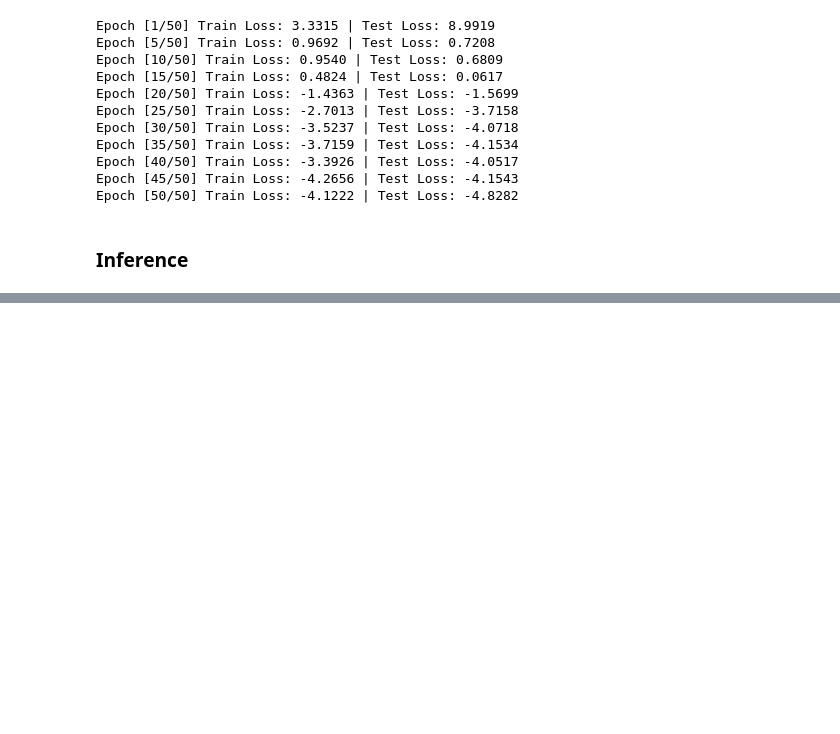
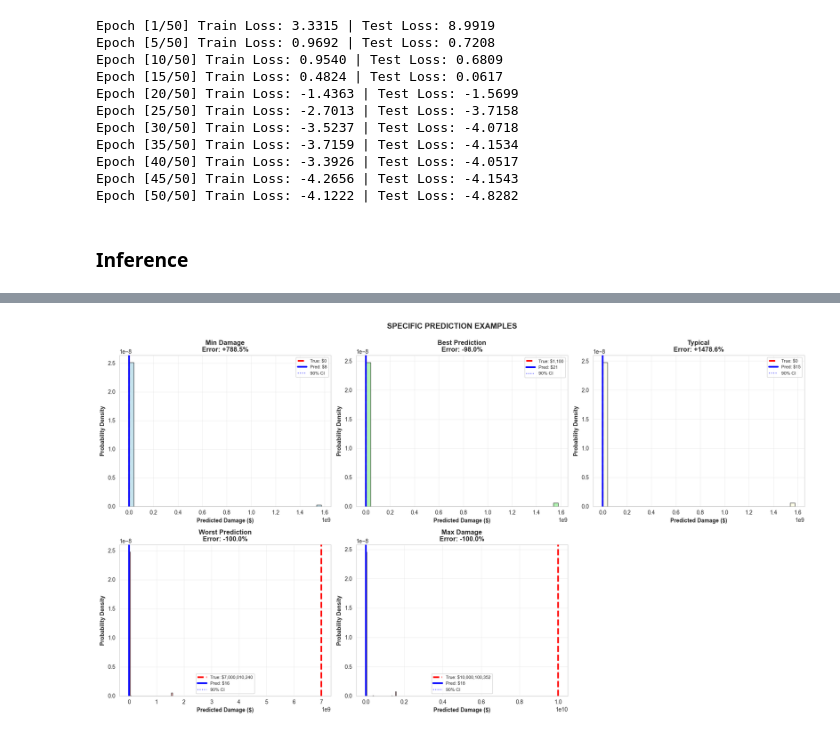
Before and after one commit to mattialodi0/progA3I, a Jupyter notebook: conditional_normalizing_flow.ipynb, the cells around one changed output, grey strips where cells are left out. Cells and saved outputs as stored; diff of their text form; code cells hidden in the pictures; blank space fills up the shorter version.

```diff
--- a/conditional_normalizing_flow.ipynb
+++ b/conditional_normalizing_flow.ipynb
@@ -883,0 +1211,95 @@ TypeError: can't convert cuda:0 device type tensor to numpy. Use Tensor.cpu() to
+# %%
+# === PLOT 4: Specific Prediction Examples ===
+print("\n      Generating specific examples...")
+
+# Select interesting examples
+idx_min = np.argmin(true_np)
+idx_median = np.argsort(true_np)[len(true_np)//2]
+idx_high = np.argmax(true_np)
+
+# Best prediction (minimum relative error for significant damages)
+rel_errors_abs = np.abs(relative_errors)
+significant_mask = true_np > 1000
+good_candidates = np.where(significant_mask)[0]
+idx_good = good_candidates[np.argmin(rel_errors_abs[good_candidates])]
+
+# Worst prediction
+bad_candidates = np.where(significant_mask)[0]
+idx_bad = bad_candidates[np.argmax(rel_errors_abs[bad_candidates])]
+
+# Typical prediction (error close to median)
+median_error = np.median(abs_errors)
+idx_typical = np.argmin(np.abs(abs_errors - median_error))
+
+example_indices = [idx_min, idx_good, idx_typical, idx_bad, idx_high]
+example_labels = ['Min Damage', 'Best Prediction', 'Typical', 'Worst Prediction', 'Max Damage']
+example_colors = ['lightblue', 'lightgreen', 'lightyellow', 'lightcoral', 'lightpink']
+
+fig, axes = plt.subplots(2, 3, figsize=(18, 10))
+axes = axes.flatten()
+
+for i, (idx, label, color) in enumerate(zip(example_indices, example_labels, example_colors)):
+    if i >= len(axes):
+        break
+
+    ax = axes[i]
+
+    # Get samples for this event
+    samples_norm = predicted_samples_cpu[:, idx, 0].numpy()
+    samples_dollars = denormalize_damage(torch.tensor(samples_norm)).numpy()
+
+    # Plot distribution
+    ax.hist(samples_dollars, bins=40, alpha=0.7, color=color, edgecolor='black', density=True)
+
+    # Add vertical lines
+    ax.axvline(true_np[idx], color='red', linewidth=3, linestyle='--',
+               label=f'True: ${true_np[idx]:,.0f}', zorder=10)
+    ax.axvline(pred_mean_np[idx], color='blue', linewidth=3, linestyle='-',
+               label=f'Pred: ${pred_mean_np[idx]:,.0f}', zorder=10)
+
+    # Add confidence interval
+    ax.axvline(q05_cpu.squeeze().numpy()[idx], color='blue', linewidth=1.5,
+              linestyle=':', alpha=0.7, label='90% CI', zorder=9)
+    ax.axvline(q95_cpu.squeeze().numpy()[idx], color='blue', linewidth=1.5,
+              linestyle=':', alpha=0.7, zorder=9)
+
+    # Calculate error percentage
+    error_pct = ((pred_mean_np[idx] - true_np[idx]) / (true_np[idx] + 1)) * 100
+
+    ax.set_xlabel('Predicted Damage ($)', fontweight='bold')
+    ax.set_ylabel('Probability Density', fontweight='bold')
+    ax.set_title(f'{label}\nError: {error_pct:+.1f}%', fontweight='bold')
+    ax.legend(fontsize=8, loc='best')
+    ax.grid(True, alpha=0.3)
+
+    if true_np[idx] > 10000:
+        ax.ticklabel_format(style='sci', axis='x', scilimits=(0,0))
+
+# Remove last subplot if not needed
+if len(example_indices) < len(axes):
+    fig.delaxes(axes[-1])
+
+plt.suptitle('SPECIFIC PREDICTION EXAMPLES', fontsize=14, fontweight='bold', y=0.995)
+plt.tight_layout()
+plt.savefig('/mnt/user-data/outputs/04_prediction_examples.png', dpi=300, bbox_inches='tight')
+plt.close()
+print("      Saved: 04_prediction_examples.png")
+
+# Print detailed example information
+print("\n" + "-"*80)
+print("DETAILED EXAMPLES")
+print("-"*80)
+
+for idx, label in zip(example_indices, example_labels):
+    error_abs = pred_mean_np[idx] - true_np[idx]
+    error_pct = (error_abs / (true_np[idx] + 1)) * 100
+
+    print(f"\n{label}:")
+    print(f"  True Damage:      ${true_np[idx]:,.2f}")
+    print(f"  Predicted Mean:   ${pred_mean_np[idx]:,.2f}")
+    print(f"  Predicted Std:    ${pred_std_cpu.squeeze().numpy()[idx]:,.2f}")
+    print(f"  90% CI:           [${q05_cpu.squeeze().numpy()[idx]:,.2f}, "
+          f"${q95_cpu.squeeze().numpy()[idx]:,.2f}]")
+    print(f"  Absolute Error:   ${abs(error_abs):,.2f}")
+    print(f"  Relative Error:   {error_pct:+.2f}%")
+# %% [output]
@@ -883,0 +1308 @@ TypeError: can't convert cuda:0 device type tensor to numpy. Use Tensor.cpu() to
+[figure, added]
```
Also changed, not shown: parts of 21 cells of this notebook.
